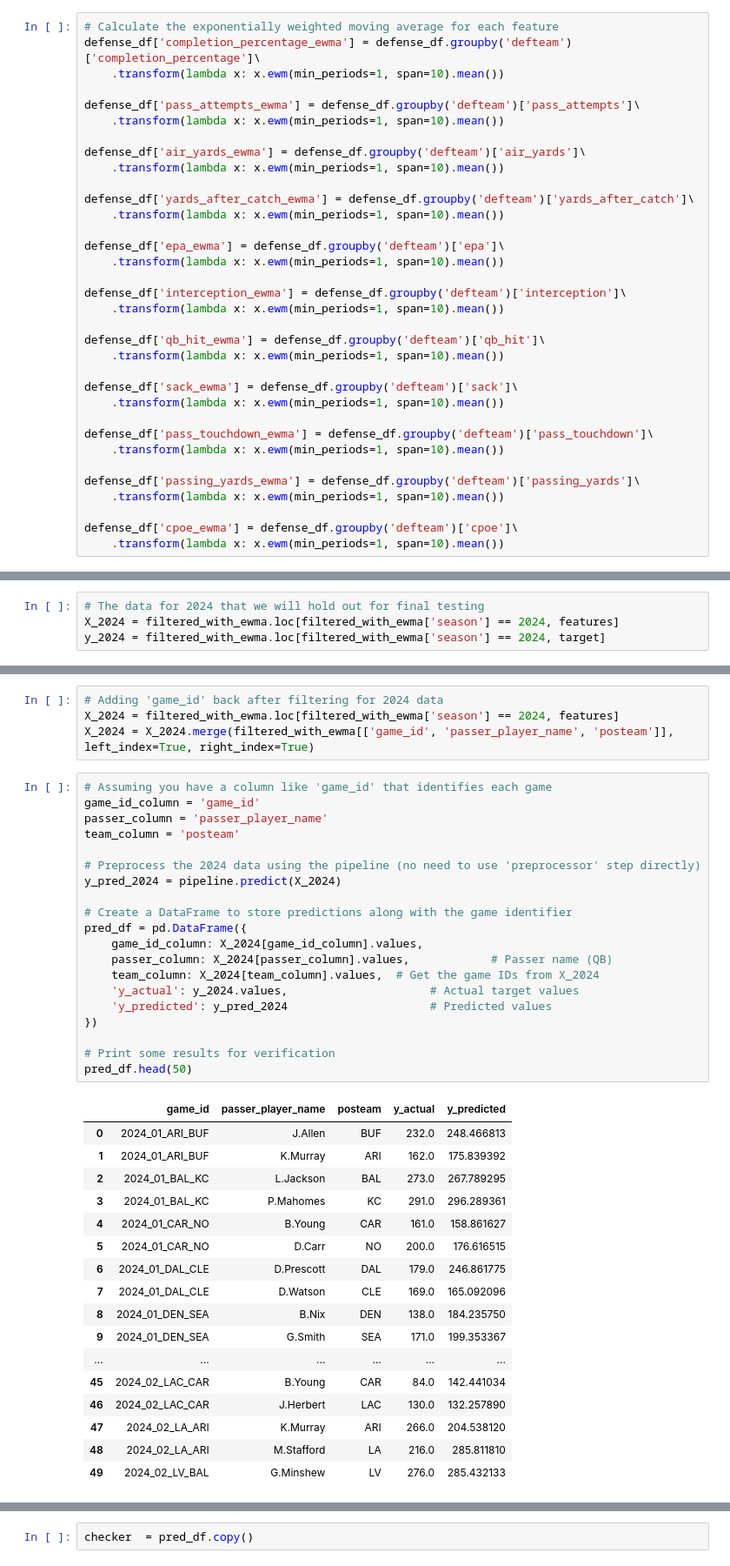
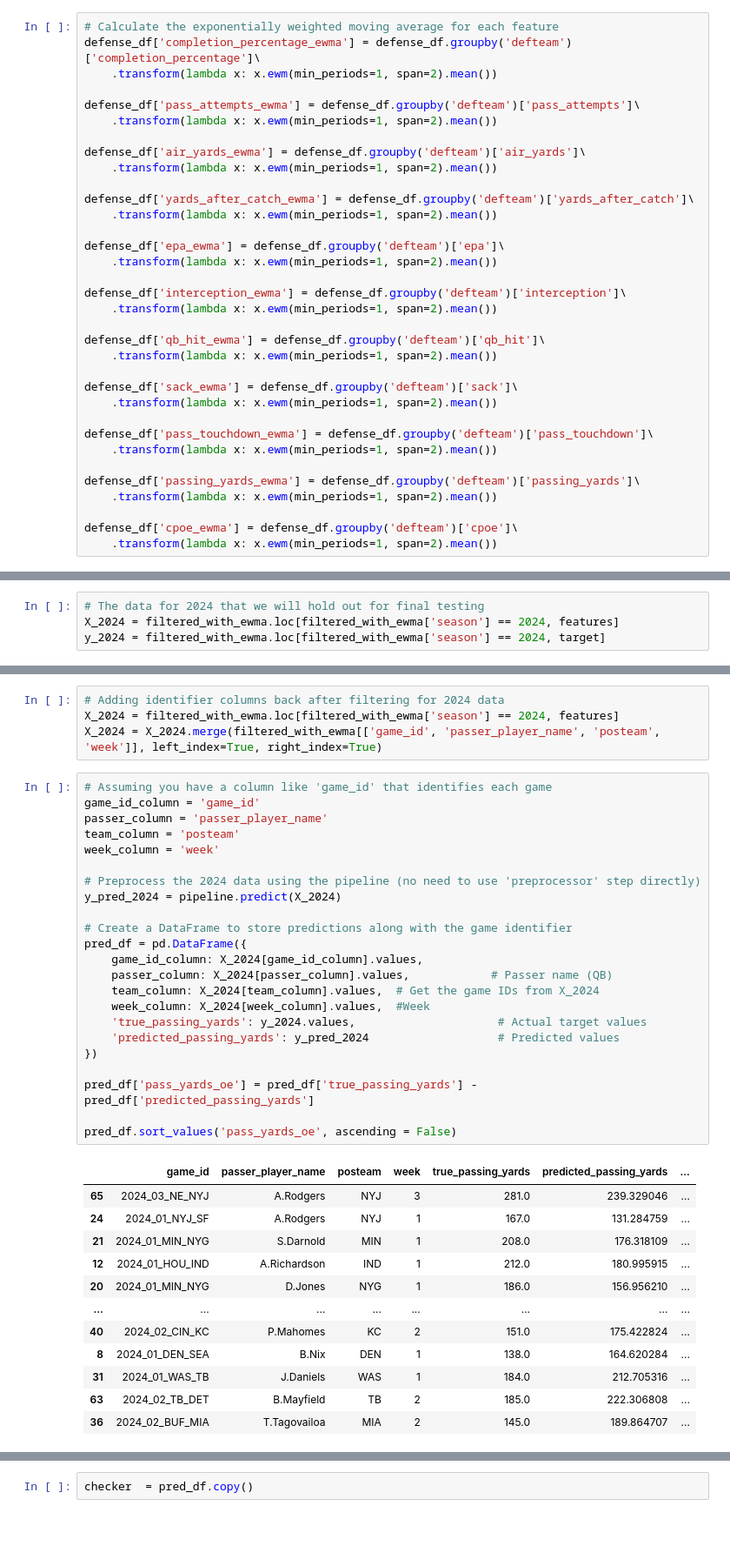
Before and after one commit to bhuggard/CheckTheCover, a Jupyter notebook: heysusan.ipynb, the cells around one changed output, grey strips where cells are left out. Shown at 87% size. Cells and saved outputs as stored; diff of their text form; blank space fills up the shorter version.

```diff
--- a/heysusan.ipynb
+++ b/heysusan.ipynb
@@ -197,37 +213,37 @@ defense_df = defense_df[['defteam', 'season', 'week', 'home_flag', 'passing_yard
 # %%
 # Calculate the exponentially weighted moving average for each feature
 defense_df['completion_percentage_ewma'] = defense_df.groupby('defteam')['completion_percentage']\
-    .transform(lambda x: x.ewm(min_periods=1, span=10).mean())
+    .transform(lambda x: x.ewm(min_periods=1, span=2).mean())
 
 defense_df['pass_attempts_ewma'] = defense_df.groupby('defteam')['pass_attempts']\
-    .transform(lambda x: x.ewm(min_periods=1, span=10).mean())
+    .transform(lambda x: x.ewm(min_periods=1, span=2).mean())
 
 defense_df['air_yards_ewma'] = defense_df.groupby('defteam')['air_yards']\
-    .transform(lambda x: x.ewm(min_periods=1, span=10).mean())
+    .transform(lambda x: x.ewm(min_periods=1, span=2).mean())
 
 defense_df['yards_after_catch_ewma'] = defense_df.groupby('defteam')['yards_after_catch']\
-    .transform(lambda x: x.ewm(min_periods=1, span=10).mean())
+    .transform(lambda x: x.ewm(min_periods=1, span=2).mean())
 
 defense_df['epa_ewma'] = defense_df.groupby('defteam')['epa']\
-    .transform(lambda x: x.ewm(min_periods=1, span=10).mean())
+    .transform(lambda x: x.ewm(min_periods=1, span=2).mean())
 
 defense_df['interception_ewma'] = defense_df.groupby('defteam')['interception']\
-    .transform(lambda x: x.ewm(min_periods=1, span=10).mean())
+    .transform(lambda x: x.ewm(min_periods=1, span=2).mean())
 
 defense_df['qb_hit_ewma'] = defense_df.groupby('defteam')['qb_hit']\
-    .transform(lambda x: x.ewm(min_periods=1, span=10).mean())
+    .transform(lambda x: x.ewm(min_periods=1, span=2).mean())
 
 defense_df['sack_ewma'] = defense_df.groupby('defteam')['sack']\
-    .transform(lambda x: x.ewm(min_periods=1, span=10).mean())
+    .transform(lambda x: x.ewm(min_periods=1, span=2).mean())
 
 defense_df['pass_touchdown_ewma'] = defense_df.groupby('defteam')['pass_touchdown']\
-    .transform(lambda x: x.ewm(min_periods=1, span=10).mean())
+    .transform(lambda x: x.ewm(min_periods=1, span=2).mean())
 
 defense_df['passing_yards_ewma'] = defense_df.groupby('defteam')['passing_yards']\
-    .transform(lambda x: x.ewm(min_periods=1, span=10).mean())
+    .transform(lambda x: x.ewm(min_periods=1, span=2).mean())
 
 defense_df['cpoe_ewma'] = defense_df.groupby('defteam')['cpoe']\
-    .transform(lambda x: x.ewm(min_periods=1, span=10).mean())
+    .transform(lambda x: x.ewm(min_periods=1, span=2).mean())
 # %%
 # Drop the non-ewma columns
 defense_df = defense_df.drop(columns=['passing_yards','completion_percentage', 'air_yards', 'yards_after_catch', 'epa',
@@ -425,42 +441,40 @@ print(f"2024 set performance: RMSE = {mean_squared_error(y_2024, y_pred_2024, sq
 # %%
-# Adding 'game_id' back after filtering for 2024 data
+# Adding identifier columns back after filtering for 2024 data
 X_2024 = filtered_with_ewma.loc[filtered_with_ewma['season'] == 2024, features]
-X_2024 = X_2024.merge(filtered_with_ewma[['game_id', 'passer_player_name', 'posteam']], left_index=True, right_index=True)
+X_2024 = X_2024.merge(filtered_with_ewma[['game_id', 'passer_player_name', 'posteam', 'week']], left_index=True, right_index=True)
 # %%
 # Assuming you have a column like 'game_id' that identifies each game
 game_id_column = 'game_id'
 passer_column = 'passer_player_name'
 team_column = 'posteam'
+week_column = 'week'
 
 # Preprocess the 2024 data using the pipeline (no need to use 'preprocessor' step directly)
 y_pred_2024 = pipeline.predict(X_2024)
 
 # Create a DataFrame to store predictions along with the game identifier
 pred_df = pd.DataFrame({
     game_id_column: X_2024[game_id_column].values,
     passer_column: X_2024[passer_column].values,            # Passer name (QB)
     team_column: X_2024[team_column].values,  # Get the game IDs from X_2024
-    'y_actual': y_2024.values,                     # Actual target values
-    'y_predicted': y_pred_2024                     # Predicted values
+    week_column: X_2024[week_column].values,  #Week
+    'true_passing_yards': y_2024.values,                     # Actual target values
+    'predicted_passing_yards': y_pred_2024                   # Predicted values
 })
 
-# Print some results for verification
-pred_df.head(50)
+pred_df['pass_yards_oe'] = pred_df['true_passing_yards'] - pred_df['predicted_passing_yards']
+
+pred_df.sort_values('pass_yards_oe', ascending = False)
 # %% [output]
-|  | game_id | passer_player_name | posteam | y_actual | y_predicted |
-| 0 | 2024_01_ARI_BUF | J.Allen | BUF | 232.0 | 248.466813 |
-| 1 | 2024_01_ARI_BUF | K.Murray | ARI | 162.0 | 175.839392 |
-| 2 | 2024_01_BAL_KC | L.Jackson | BAL | 273.0 | 267.789295 |
-| 3 | 2024_01_BAL_KC | P.Mahomes | KC | 291.0 | 296.289361 |
-| 4 | 2024_01_CAR_NO | B.Young | CAR | 161.0 | 158.861627 |
-| 5 | 2024_01_CAR_NO | D.Carr | NO | 200.0 | 176.616515 |
-| 6 | 2024_01_DAL_CLE | D.Prescott | DAL | 179.0 | 246.861775 |
-| 7 | 2024_01_DAL_CLE | D.Watson | CLE | 169.0 | 165.092096 |
-| 8 | 2024_01_DEN_SEA | B.Nix | DEN | 138.0 | 184.235750 |
-| 9 | 2024_01_DEN_SEA | G.Smith | SEA | 171.0 | 199.353367 |
-| ... | ... | ... | ... | ... | ... |
-| 45 | 2024_02_LAC_CAR | B.Young | CAR | 84.0 | 142.441034 |
-| 46 | 2024_02_LAC_CAR | J.Herbert | LAC | 130.0 | 132.257890 |
-| 47 | 2024_02_LA_ARI | K.Murray | ARI | 266.0 | 204.538120 |
-| 48 | 2024_02_LA_ARI | M.Stafford | LA | 216.0 | 285.811810 |
-| 49 | 2024_02_LV_BAL | G.Minshew | LV | 276.0 | 285.432133 |
+|  | game_id | passer_player_name | posteam | week | true_passing_yards | predicted_passing_yards | ... |
+| 65 | 2024_03_NE_NYJ | A.Rodgers | NYJ | 3 | 281.0 | 239.329046 | ... |
+| 24 | 2024_01_NYJ_SF | A.Rodgers | NYJ | 1 | 167.0 | 131.284759 | ... |
+| 21 | 2024_01_MIN_NYG | S.Darnold | MIN | 1 | 208.0 | 176.318109 | ... |
+| 12 | 2024_01_HOU_IND | A.Richardson | IND | 1 | 212.0 | 180.995915 | ... |
+| 20 | 2024_01_MIN_NYG | D.Jones | NYG | 1 | 186.0 | 156.956210 | ... |
+| ... | ... | ... | ... | ... | ... | ... | ... |
+| 40 | 2024_02_CIN_KC | P.Mahomes | KC | 2 | 151.0 | 175.422824 | ... |
+| 8 | 2024_01_DEN_SEA | B.Nix | DEN | 1 | 138.0 | 164.620284 | ... |
+| 31 | 2024_01_WAS_TB | J.Daniels | WAS | 1 | 184.0 | 212.705316 | ... |
+| 63 | 2024_02_TB_DET | B.Mayfield | TB | 2 | 185.0 | 222.306808 | ... |
+| 36 | 2024_02_BUF_MIA | T.Tagovailoa | MIA | 2 | 145.0 | 189.864707 | ... |
```
Also changed, not shown: parts of 9 cells of this notebook.
